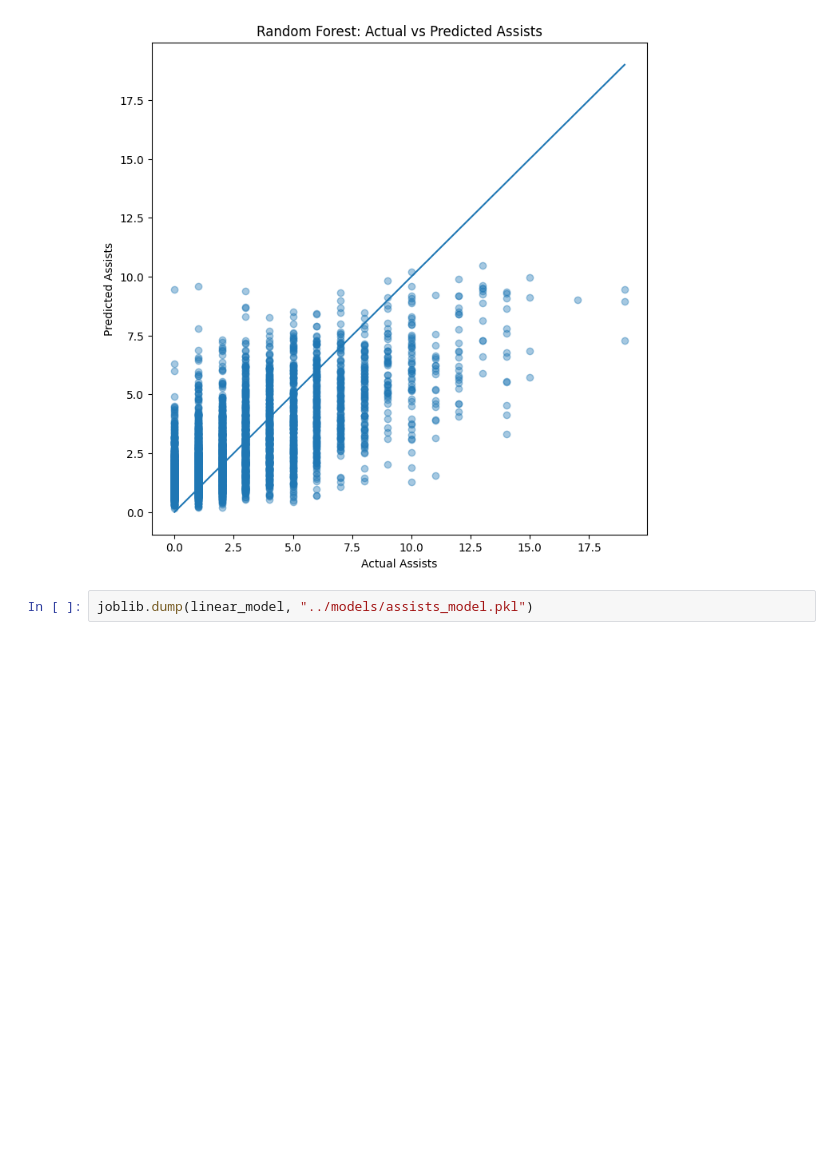
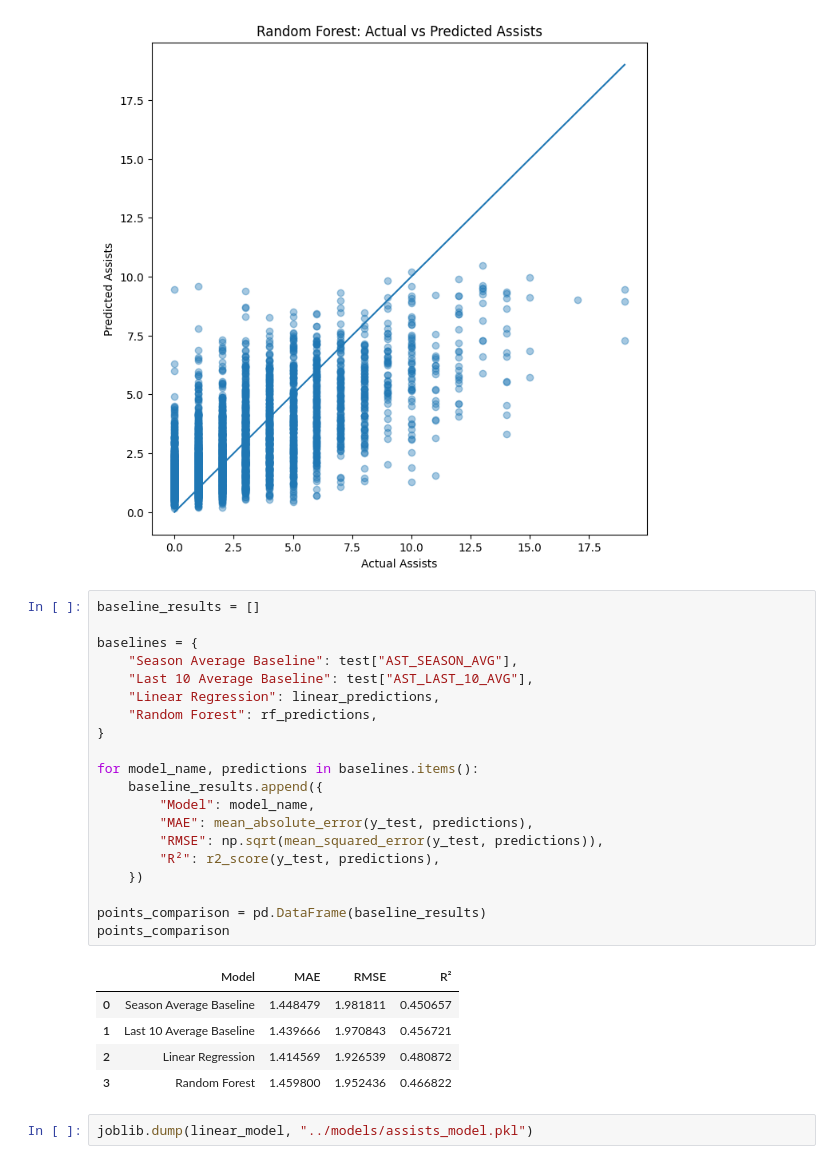
Before and after one commit to devan-jariwala/HoopIQ, a Jupyter notebook: notebooks/05_assists_training.ipynb, the cells around one changed output. Saved outputs shown, nothing was run; the diff lists cells and outputs as text; blank space fills up the shorter version.

```diff
--- a/notebooks/05_assists_training.ipynb
+++ b/notebooks/05_assists_training.ipynb
@@ -342,6 +342,32 @@ plt.title("Random Forest: Actual vs Predicted Assists")
 plt.show()
 # %% [output]
 [figure]
+# %%
+baseline_results = []
+
+baselines = {
+    "Season Average Baseline": test["AST_SEASON_AVG"],
+    "Last 10 Average Baseline": test["AST_LAST_10_AVG"],
+    "Linear Regression": linear_predictions,
+    "Random Forest": rf_predictions,
+}
+
+for model_name, predictions in baselines.items():
+    baseline_results.append({
+        "Model": model_name,
+        "MAE": mean_absolute_error(y_test, predictions),
+        "RMSE": np.sqrt(mean_squared_error(y_test, predictions)),
+        "R²": r2_score(y_test, predictions),
+    })
+
+points_comparison = pd.DataFrame(baseline_results)
+points_comparison
+# %% [output]
+|  | Model | MAE | RMSE | R² |
+| 0 | Season Average Baseline | 1.448479 | 1.981811 | 0.450657 |
+| 1 | Last 10 Average Baseline | 1.439666 | 1.970843 | 0.456721 |
+| 2 | Linear Regression | 1.414569 | 1.926539 | 0.480872 |
+| 3 | Random Forest | 1.459800 | 1.952436 | 0.466822 |
 # %%
 joblib.dump(linear_model, "../models/assists_model.pkl")
 # %% [output]
```
Also changed, not shown: 2 other files.
